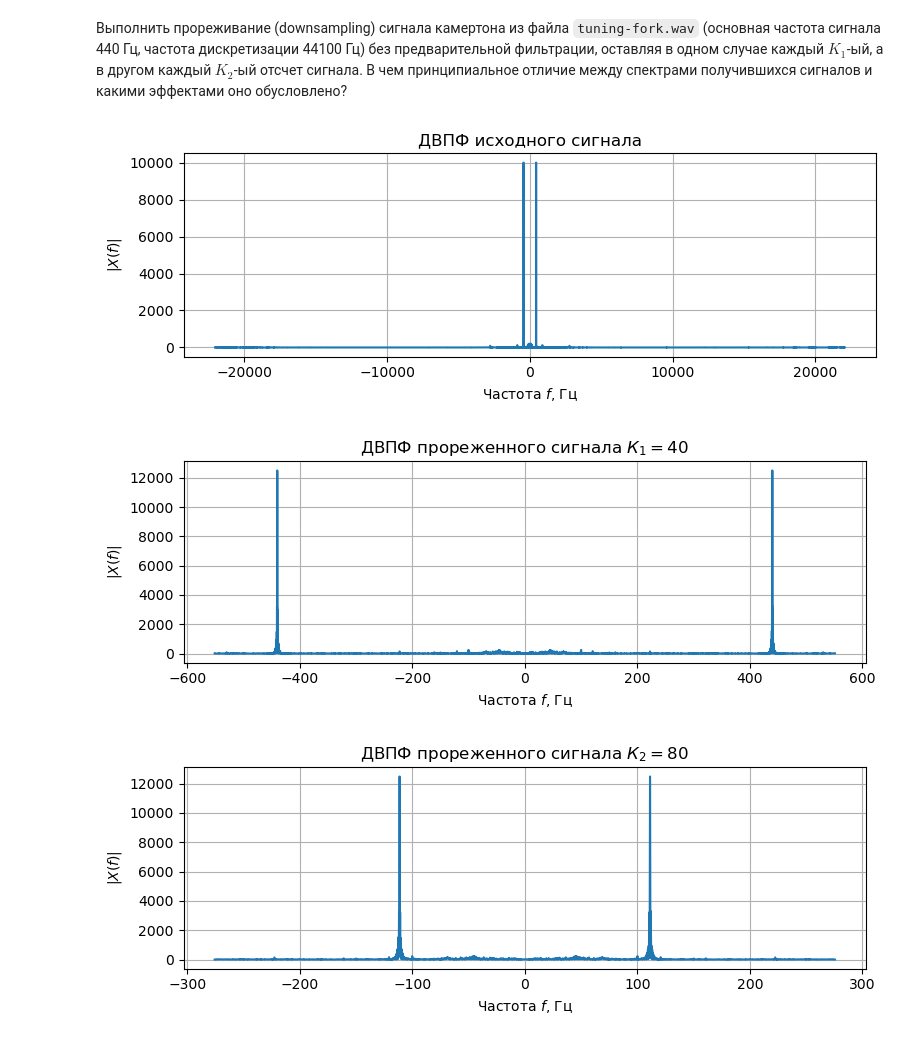
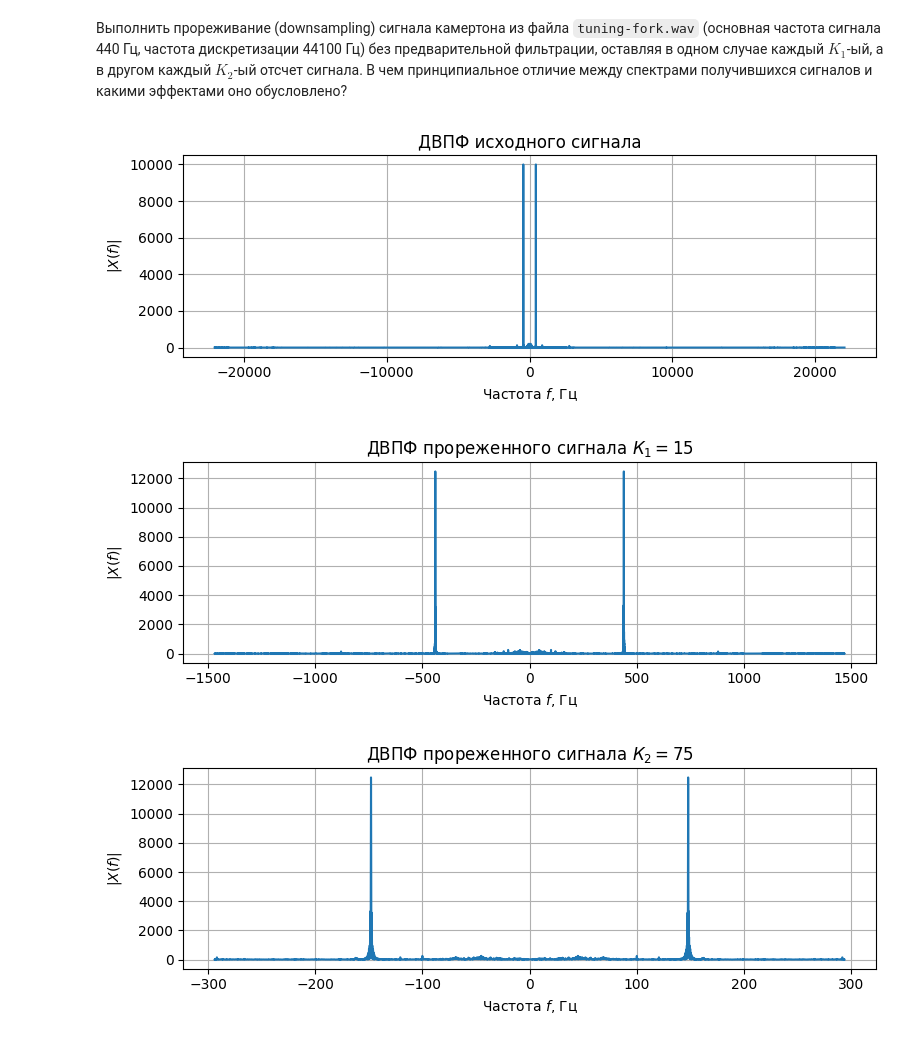
Before and after one commit to isshlyapin/rt_lab_5sem, a Jupyter notebook: lab1/lab1_shlyapin.ipynb, the cells around one changed output. Drawn from its saved outputs; the diff is of its cells as text; code cells hidden in the pictures.

```diff
--- a/lab1/lab1_shlyapin.ipynb
+++ b/lab1/lab1_shlyapin.ipynb
@@ -858,34 +903,34 @@ plt.title("ДВПФ исходного сигнала")
 plt.xlabel("Частота $f$, Гц")
 plt.ylabel("$|X(f)|$")
 plt.tight_layout()
 
 # downsampling
 plt.figure(figsize=[8, 3], dpi=100)
-K1=40
+K1=15
 y=x[::K1]
 DFTF_plot=DTFT_abs(y/(fs/K1), fs/K1)
 plt.plot(DFTF_plot[0], DFTF_plot[1])
 plt.grid()
 plt.title("ДВПФ прореженного сигнала $К_1=$%i" %K1)
 plt.xlabel("Частота $f$, Гц")
 plt.ylabel("$|X(f)|$")
 plt.tight_layout()
 plt.show()
 
 # downsampling
 plt.figure(figsize=[8, 3], dpi=100)
-K2=80
+K2=75
 y=x[::K2]
 
 DFTF_plot=DTFT_abs(y/(fs/K2), fs/K2)
 plt.plot(DFTF_plot[0], DFTF_plot[1])
 plt.grid()
 plt.title("ДВПФ прореженного сигнала $К_2=$%i" %K2)
 plt.xlabel("Частота $f$, Гц")
 plt.ylabel("$|X(f)|$")
 plt.tight_layout()
 plt.show()
 # %% [output]
 [figure]
-[figure, old version]
+[figure, new version]
-[figure, old version]
+[figure, new version]
```
Also changed, not shown: parts of 5 cells of this notebook.
